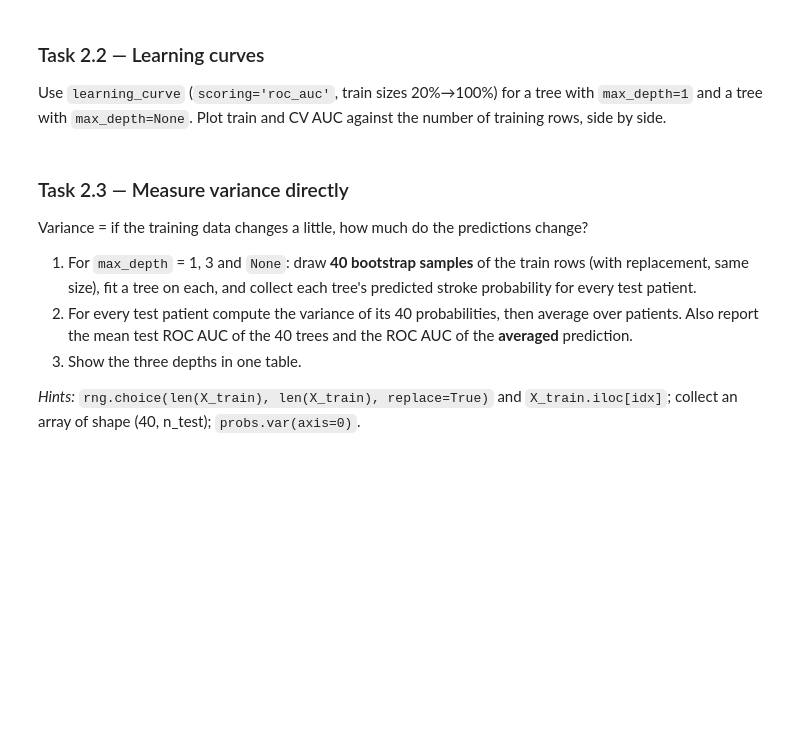
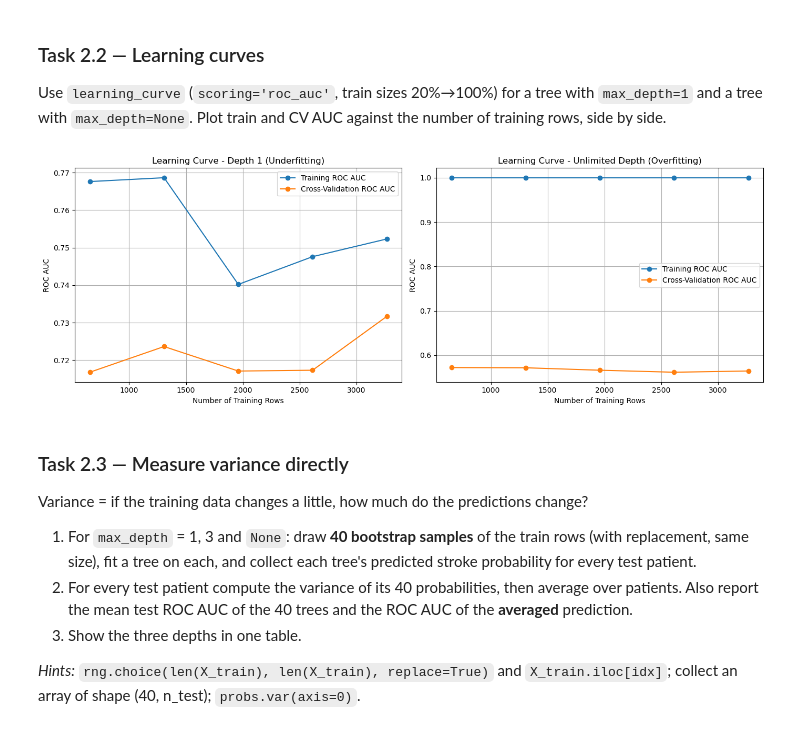
Before and after one commit to baqar360/ML-Lab-Semester-5, a Jupyter notebook: lab 9/Lab9_Bias_Variance_Imbalance_Template.ipynb, the cells around one changed output. Drawn from its saved outputs; the diff is of its cells as text; code cells hidden in the pictures; blank space fills up the shorter version.

```diff
--- a/lab 9/Lab9_Bias_Variance_Imbalance_Template.ipynb
+++ b/lab 9/Lab9_Bias_Variance_Imbalance_Template.ipynb
@@ -72,3 +385,77 @@ Use `learning_curve` (`scoring='roc_auc'`, train sizes 20%→100%) for a tree wi
+# %%
+# YOUR CODE HERE
+
+from sklearn.tree import DecisionTreeClassifier
+from sklearn.model_selection import learning_curve, StratifiedKFold
+import numpy as np
+import matplotlib.pyplot as plt
+
+# Define training sizes (20% to 100%)
+train_sizes = np.linspace(0.2, 1.0, 5)
+
+# 5-fold stratified cross-validation
+cv = StratifiedKFold(
+    n_splits=5,
+    shuffle=True,
+    random_state=SEED
+)
+
+# Create side-by-side plots
+fig, axes = plt.subplots(1, 2, figsize=(14, 5))
+
+# Compare depth 1 and unlimited depth
+depths = [1, None]
+
+titles = [
+    "Learning Curve - Depth 1 (Underfitting)",
+    "Learning Curve - Unlimited Depth (Overfitting)"
+]
+
+for ax, depth, title in zip(axes, depths, titles):
+
+    # Calculate learning curve
+    sizes, train_scores, cv_scores = learning_curve(
+        DecisionTreeClassifier(
+            max_depth=depth,
+            random_state=SEED
+        ),
+        X_train,
+        y_train,
+        train_sizes=train_sizes,
+        cv=cv,
+        scoring="roc_auc",
+        n_jobs=-1
+    )
+
+    # Calculate mean ROC AUC
+    train_mean = train_scores.mean(axis=1)
+    cv_mean = cv_scores.mean(axis=1)
+
+    # Plot training and CV scores
+    ax.plot(
+        sizes,
+        train_mean,
+        marker='o',
+        label="Training ROC AUC"
+    )
+
+    ax.plot(
+        sizes,
+        cv_mean,
+        marker='o',
+        label="Cross-Validation ROC AUC"
+    )
+
+    ax.set_xlabel("Number of Training Rows")
+    ax.set_ylabel("ROC AUC")
+    ax.set_title(title)
+    ax.legend()
+    ax.grid(True)
+
+plt.tight_layout()
+plt.show()
+# %% [output]
+[figure, added]
 # %% [markdown]
 ### Task 2.3 — Measure variance directly
 Variance = if the training data changes a little, how much do the predictions change?
```
Also changed, not shown: parts of 34 cells of this notebook.
